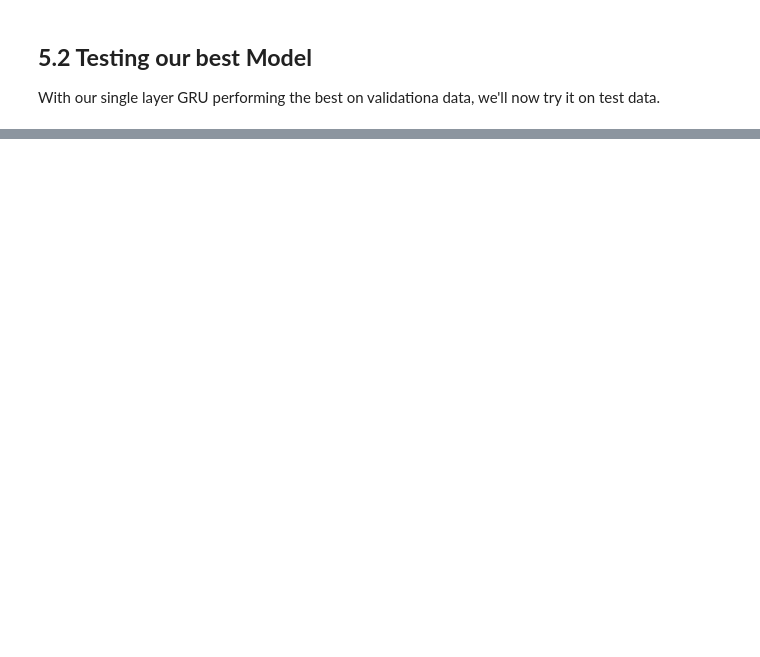
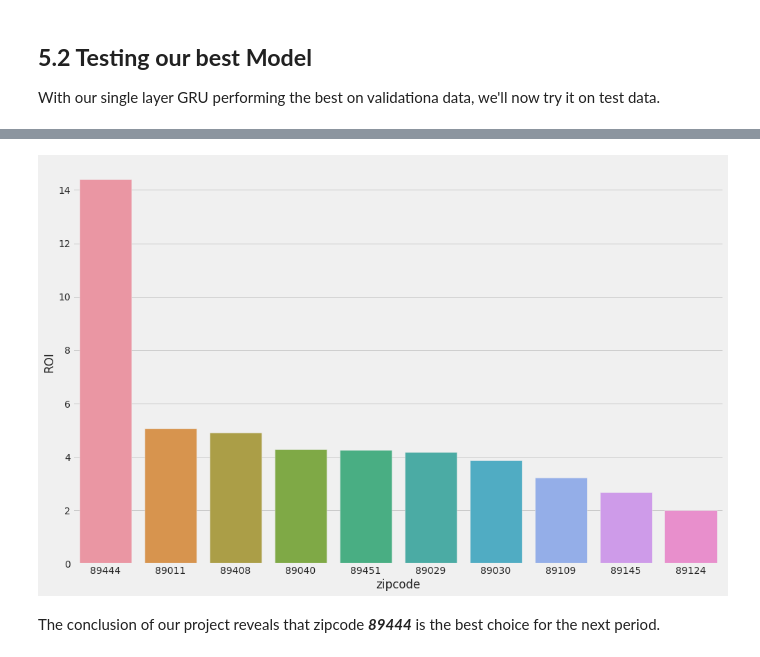
Before and after one commit to AbsIbs/nevada_time_series, a Jupyter notebook: main.ipynb, the cells around one changed output, grey strips where cells are left out. Drawn from its saved outputs; the diff is of its cells as text; code cells hidden in the pictures; blank space fills up the shorter version.

Commit message:
finished project

```diff
--- a/main.ipynb
+++ b/main.ipynb
@@ -1189,0 +1200,23 @@ print(f'Validation Mape {round(GRU_val_MAPE, 3)}')
+# %%
+# we'll place our summaries into this list
+predictions_list = []
+
+for zipcode in list(set(complete_df['zipcode'])):
+  # take the last 24 rows of the dataframe
+  df = complete_df[complete_df['zipcode'] == zipcode][-24:]
+  # perform our pipeline steps on the dataframe
+  df_processed = preprocessor.transform(df)
+  array = np.array(df_processed)
+  # our array will be of shape (24, 34) but we need (1, 24, 34) for our model
+  array = array.reshape(1, 24, 34)
+  # we'll now make our predictions
+  raw_prediction = best_model.predict(array)
+  raw_prediction_copies = np.repeat(raw_prediction, 8, axis = -1)
+  # and then inverse them
+  prediction = scaler.inverse_transform(raw_prediction_copies)[:,0][0]
+  # now we'll focus on calculating the ROI
+  previous_value = df['value'].iloc[-1]
+  ROI = round(((100/previous_value) * prediction) - 100, 3)
+  # finally, we'll append a summary into our predictions list
+  summary = {'zipcode': zipcode, 'previous_value': previous_value, 'prediction': prediction, 'ROI': ROI}
+  predictions_list.append(summary)
@@ -1189,0 +1225,4 @@ print(f'Validation Mape {round(GRU_val_MAPE, 3)}')
+# %%
+summary_dataframe = pd.DataFrame(predictions_list).sort_values(by = 'ROI', ascending = False)
+summary_dataframe['zipcode'] = summary_dataframe['zipcode'].apply(lambda x: str(x))
+summary_dataframe
@@ -1189,0 +1243,7 @@ print(f'Validation Mape {round(GRU_val_MAPE, 3)}')
+# %%
+fig, ax = plt.subplots(figsize = (15, 10))
+ax = sns.barplot(data = summary_dataframe[:10], x = 'zipcode', y = 'ROI')
+# %% [output]
+[figure, added]
+# %% [markdown]
+The conclusion of our project reveals that zipcode ***89444*** is the best choice for the next period.
```
Also changed, not shown: parts of 7 cells of this notebook, 1 other file.
